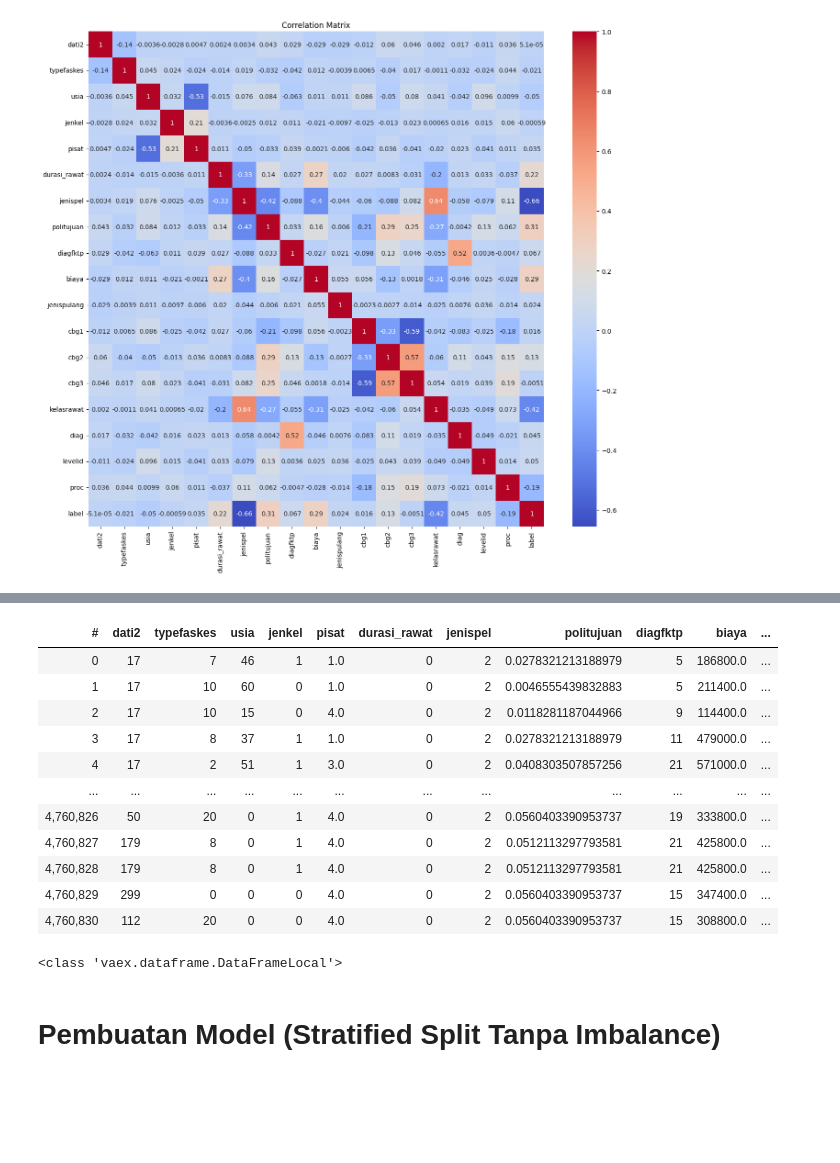
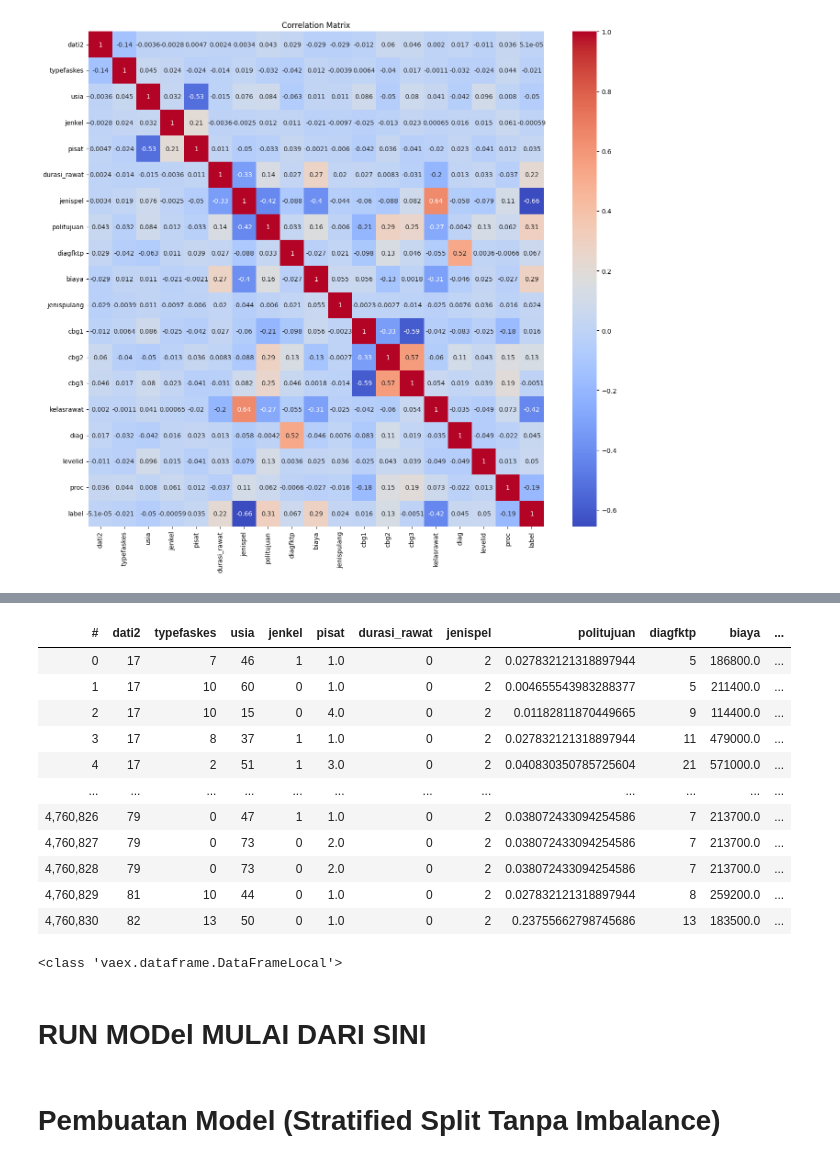
Before and after one commit to Roymundus/TugasAkhir, a Jupyter notebook: code_gabungan.ipynb, the cells around one changed output, grey strips where cells are left out. Drawn from its saved outputs; the diff is of its cells as text; code cells hidden in the pictures; blank space fills up the shorter version.

```diff
--- a/code_gabungan.ipynb
+++ b/code_gabungan.ipynb
@@ -674,2 +652,2 @@ df_gabungan3 = df_gabungan3[df_gabungan3.diag != 'Uncategorized']
 # %%
-df_gabungan3 = df_gabungan3[(df_gabungan3.diagfktp != 'Uncategorized') & (df_gabungan3.diagfktp != 'Invalid')]
+df_gabungan2 = df_gabungan2[(df_gabungan2.diagfktp != 'Uncategorized') & (df_gabungan2.diagfktp != 'Invalid')]
@@ -703,17 +683,14 @@ Frekuensi nilai unik di kolom: 'diag'
 20     External causes of morbidity and mortality    7901
 21                     Codes for special purposes       8
 # %%
-## Encoding untul Code Diagnosa
+## Encoding untuk Code Diagnosa
 import vaex
 
 
-# 1. Ambil semua nilai unik dari kedua kolom
-unique_values = set(df_gabungan3['diagfktp'].unique() + df_gabungan3['diag'].unique())
+unique_values = set(df_gabungan2['diagfktp'].unique() + df_gabungan2['diag'].unique())
 
-# 2. Buat mapping manual
 label_mapping = {val: idx for idx, val in enumerate(sorted(unique_values))}
 
-# 3. Buat fungsi mapping
 def encode_column(column):
     return column.map(label_mapping)
 
@@ -721,8 +698,8 @@ def encode_column(column):
 # df_gabungan3 = df_gabungan3.assign(diagfktp_encoded=encode_column(df_gabungan3['diagfktp']))
 # df_gabungan3 = df_gabungan3.assign(diag_encoded=encode_column(df_gabungan3['diag']))
 
-df_gabungan3['diagfktp_encoded'] = df_gabungan3['diagfktp'].map(label_mapping)
-df_gabungan3['diag_encoded'] = df_gabungan3['diag'].map(label_mapping)
+df_gabungan2['diagfktp_encoded'] = df_gabungan2['diagfktp'].map(label_mapping)
+df_gabungan2['diag_encoded'] = df_gabungan2['diag'].map(label_mapping)
 # Lihat hasil
 # df_gabungan3[['diagfktp', 'diagfktp_encoded', 'diag', 'diag_encoded']]
 # %%
@@ -757,6 +734,6 @@ df_gabungan3
 # %%
 %%time
 
-df_gabungan3 = df_gabungan3.drop(['diagfktp', 'diag'])
+df_gabungan2 = df_gabungan2.drop(['diagfktp', 'diag'])
 # %% [output]
 CPU times: total: 0 ns
@@ -788,4 +755,4 @@ df_gabungan4.rename('diag_encoded', 'diag')
 # %% [output]
 'diag'
 # %%
-df_gabungan4 = df_gabungan4[['dati2', 'typefaskes', 'usia', 'jenkel', 'pisat', 'durasi_rawat', 'jenispel', 'politujuan', 'diagfktp', 'biaya', 'jenispulang', 'cbg1', 'cbg2', 'cbg3', 'kelasrawat', 'diag', 'levelid', 'proc', 'label']]
+df_gabungan2 = df_gabungan2[['dati2', 'typefaskes', 'usia', 'jenkel', 'pisat', 'durasi_rawat', 'jenispel', 'politujuan', 'diagfktp', 'biaya', 'jenispulang', 'cbg1', 'cbg2', 'cbg3', 'kelasrawat', 'diag', 'levelid', 'proc', 'label']]
@@ -871,16 +826,16 @@ corr
 # %%
-df_gabungan4
+df_gabungan2
 # %% [output]
 | # | dati2 | typefaskes | usia | jenkel | pisat | durasi_rawat | jenispel | politujuan | diagfktp | biaya | ... |
-| 0 | 17 | 7 | 46 | 1 | 1.0 | 0 | 2 | 0.0278321213188979 | 5 | 186800.0 | ... |
-| 1 | 17 | 10 | 60 | 0 | 1.0 | 0 | 2 | 0.0046555439832883 | 5 | 211400.0 | ... |
-| 2 | 17 | 10 | 15 | 0 | 4.0 | 0 | 2 | 0.0118281187044966 | 9 | 114400.0 | ... |
-| 3 | 17 | 8 | 37 | 1 | 1.0 | 0 | 2 | 0.0278321213188979 | 11 | 479000.0 | ... |
-| 4 | 17 | 2 | 51 | 1 | 3.0 | 0 | 2 | 0.0408303507857256 | 21 | 571000.0 | ... |
+| 0 | 17 | 7 | 46 | 1 | 1.0 | 0 | 2 | 0.027832121318897944 | 5 | 186800.0 | ... |
+| 1 | 17 | 10 | 60 | 0 | 1.0 | 0 | 2 | 0.004655543983288377 | 5 | 211400.0 | ... |
+| 2 | 17 | 10 | 15 | 0 | 4.0 | 0 | 2 | 0.01182811870449665 | 9 | 114400.0 | ... |
+| 3 | 17 | 8 | 37 | 1 | 1.0 | 0 | 2 | 0.027832121318897944 | 11 | 479000.0 | ... |
+| 4 | 17 | 2 | 51 | 1 | 3.0 | 0 | 2 | 0.040830350785725604 | 21 | 571000.0 | ... |
 | ... | ... | ... | ... | ... | ... | ... | ... | ... | ... | ... | ... |
-| 4,760,826 | 50 | 20 | 0 | 1 | 4.0 | 0 | 2 | 0.0560403390953737 | 19 | 333800.0 | ... |
-| 4,760,827 | 179 | 8 | 0 | 1 | 4.0 | 0 | 2 | 0.0512113297793581 | 21 | 425800.0 | ... |
-| 4,760,828 | 179 | 8 | 0 | 1 | 4.0 | 0 | 2 | 0.0512113297793581 | 21 | 425800.0 | ... |
-| 4,760,829 | 299 | 0 | 0 | 0 | 4.0 | 0 | 2 | 0.0560403390953737 | 15 | 347400.0 | ... |
-| 4,760,830 | 112 | 20 | 0 | 0 | 4.0 | 0 | 2 | 0.0560403390953737 | 15 | 308800.0 | ... |
+| 4,760,826 | 79 | 0 | 47 | 1 | 1.0 | 0 | 2 | 0.038072433094254586 | 7 | 213700.0 | ... |
+| 4,760,827 | 79 | 0 | 73 | 0 | 2.0 | 0 | 2 | 0.038072433094254586 | 7 | 213700.0 | ... |
+| 4,760,828 | 79 | 0 | 73 | 0 | 2.0 | 0 | 2 | 0.038072433094254586 | 7 | 213700.0 | ... |
+| 4,760,829 | 81 | 10 | 44 | 0 | 1.0 | 0 | 2 | 0.027832121318897944 | 8 | 259200.0 | ... |
+| 4,760,830 | 82 | 13 | 50 | 0 | 1.0 | 0 | 2 | 0.23755662798745686 | 13 | 183500.0 | ... |
 # %%
@@ -890,3 +849,5 @@ print(type(df_gabungan4))
+# %% [markdown]
+# RUN MODel MULAI DARI SINI
 # %% [markdown]
 # Pembuatan Model (Stratified Split Tanpa Imbalance)
 # %%
```
Also changed, not shown: parts of 115 cells of this notebook, 1 other file.
